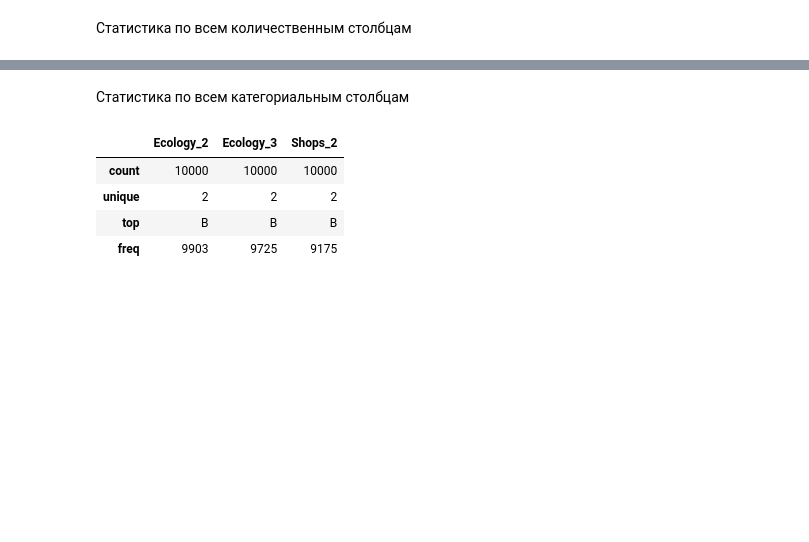
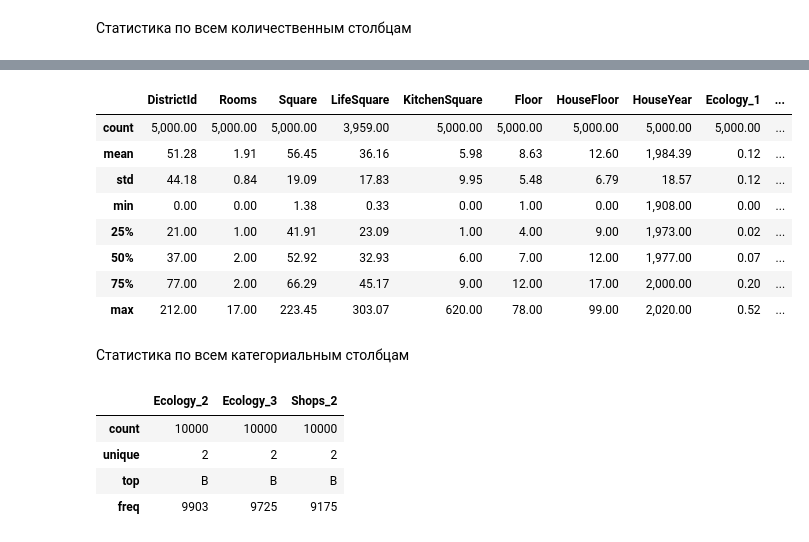
Before and after one commit to alvlagus/Python_for_Data_Science, a Jupyter notebook: Course_project/gusev_solution.ipynb, the cells around one changed output, grey strips where cells are left out. Drawn from its saved outputs; the diff is of its cells as text; code cells hidden in the pictures; blank space fills up the shorter version.

```diff
--- a/Course_project/gusev_solution.ipynb
+++ b/Course_project/gusev_solution.ipynb
@@ -172,6 +229,18 @@ df_train.describe()
 | 50% | 36.00 | 2.00 | 52.51 | 32.78 | 6.00 | 7.00 | 13.00 | 1,977.00 | 0.08 | ... |
 | 75% | 75.00 | 2.00 | 65.90 | 45.13 | 9.00 | 12.00 | 17.00 | 2,001.00 | 0.20 | ... |
 | max | 209.00 | 19.00 | 641.07 | 7,480.59 | 2,014.00 | 42.00 | 117.00 | 20,052,011.00 | 0.52 | ... |
+# %%
+df_test.describe()
+# %% [output]
+|  | DistrictId | Rooms | Square | LifeSquare | KitchenSquare | Floor | HouseFloor | HouseYear | Ecology_1 | ... |
+| count | 5,000.00 | 5,000.00 | 5,000.00 | 3,959.00 | 5,000.00 | 5,000.00 | 5,000.00 | 5,000.00 | 5,000.00 | ... |
+| mean | 51.28 | 1.91 | 56.45 | 36.16 | 5.98 | 8.63 | 12.60 | 1,984.39 | 0.12 | ... |
+| std | 44.18 | 0.84 | 19.09 | 17.83 | 9.95 | 5.48 | 6.79 | 18.57 | 0.12 | ... |
+| min | 0.00 | 0.00 | 1.38 | 0.33 | 0.00 | 1.00 | 0.00 | 1,908.00 | 0.00 | ... |
+| 25% | 21.00 | 1.00 | 41.91 | 23.09 | 1.00 | 4.00 | 9.00 | 1,973.00 | 0.02 | ... |
+| 50% | 37.00 | 2.00 | 52.92 | 32.93 | 6.00 | 7.00 | 12.00 | 1,977.00 | 0.07 | ... |
+| 75% | 77.00 | 2.00 | 66.29 | 45.17 | 9.00 | 12.00 | 17.00 | 2,000.00 | 0.20 | ... |
+| max | 212.00 | 17.00 | 223.45 | 303.07 | 620.00 | 78.00 | 99.00 | 2,020.00 | 0.52 | ... |
 # %% [markdown]
 Статистика по всем категориальным столбцам
 # %%
```
Also changed, not shown: parts of 83 cells of this notebook.
